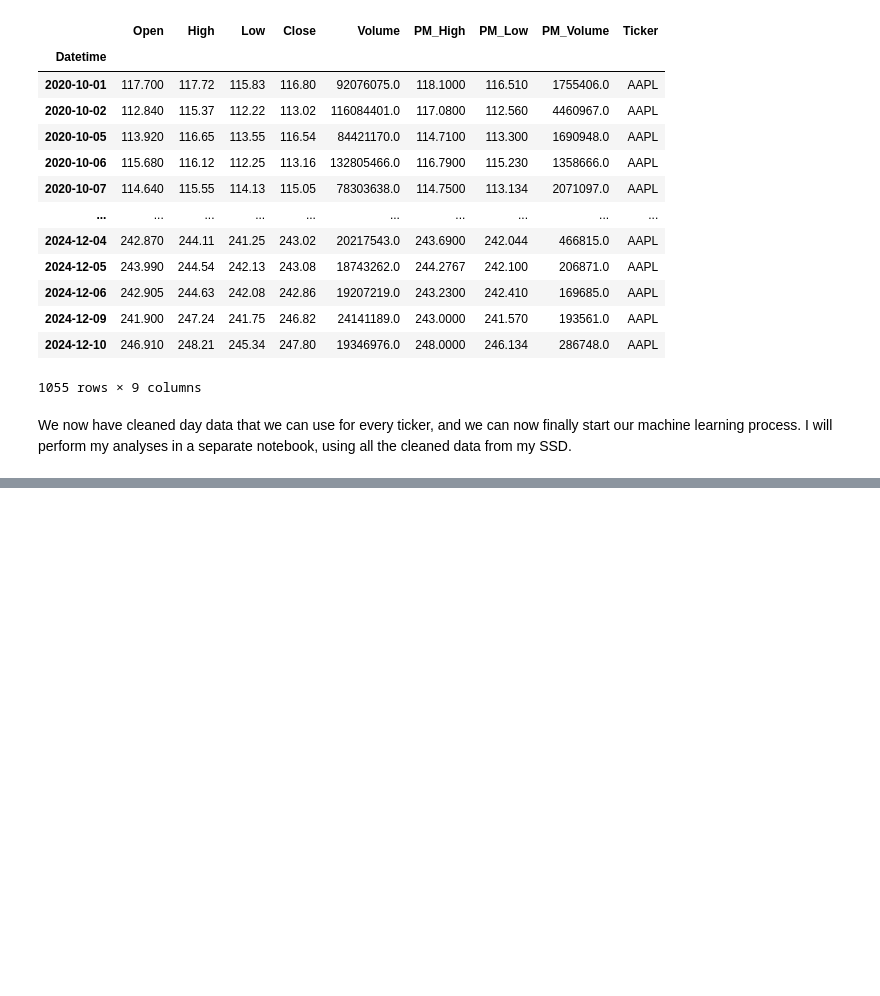
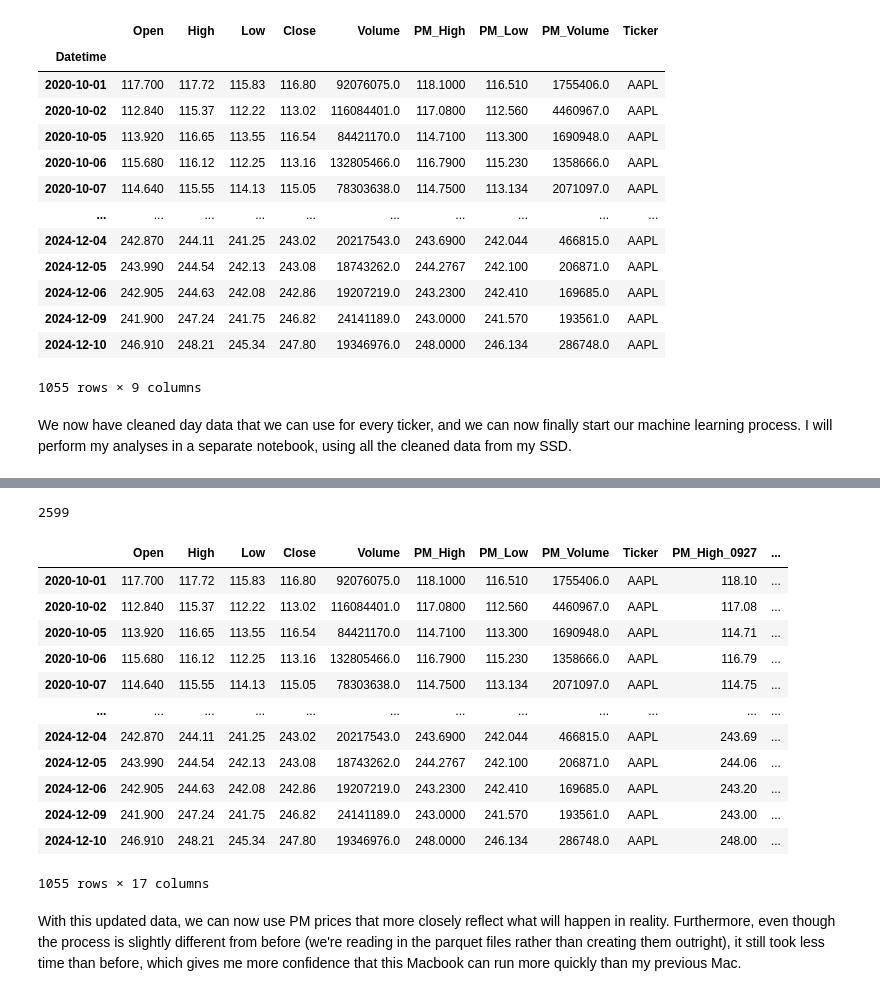
Before and after one commit to danielwang730/Trading-Strategies-With-ML, a Jupyter notebook: 01 Data Cleaning and Preparation/Data_Cleaning_FRD_Day_Files.ipynb, the cells around one changed output, grey strips where cells are left out. Saved outputs shown, nothing was run; the diff lists cells and outputs as text; code cells hidden in the pictures; blank space fills up the shorter version.

Commit message:
Got PM price and volume metrics up till 9:27am and 9:28am, switched gap and volume features to only use PM data up till 9:28am. 4/25/25 9:45pm

```diff
--- a/01 Data Cleaning and Preparation/Data_Cleaning_FRD_Day_Files.ipynb
+++ b/01 Data Cleaning and Preparation/Data_Cleaning_FRD_Day_Files.ipynb
@@ -302,0 +398,25 @@ We now have cleaned day data that we can use for every ticker, and we can now fi
+# %%
+# We can check to make sure that we still have the same number of files as before
+len(os.listdir("/Volumes/T7/Filtered-Cleaned-Parquet-1day"))
+# %% [output]
+2599
+# %%
+# We can also check to make sure the files look appropriate
+AAPL_1day_path = '/Volumes/T7/Filtered-Cleaned-Parquet-1day/AAPL_1day.parquet'
+pd.read_parquet(AAPL_1day_path)
+# %% [output]
+|  | Open | High | Low | Close | Volume | PM_High | PM_Low | PM_Volume | Ticker | PM_High_0927 | ... |
+| 2020-10-01 | 117.700 | 117.72 | 115.83 | 116.80 | 92076075.0 | 118.1000 | 116.510 | 1755406.0 | AAPL | 118.10 | ... |
+| 2020-10-02 | 112.840 | 115.37 | 112.22 | 113.02 | 116084401.0 | 117.0800 | 112.560 | 4460967.0 | AAPL | 117.08 | ... |
+| 2020-10-05 | 113.920 | 116.65 | 113.55 | 116.54 | 84421170.0 | 114.7100 | 113.300 | 1690948.0 | AAPL | 114.71 | ... |
+| 2020-10-06 | 115.680 | 116.12 | 112.25 | 113.16 | 132805466.0 | 116.7900 | 115.230 | 1358666.0 | AAPL | 116.79 | ... |
+| 2020-10-07 | 114.640 | 115.55 | 114.13 | 115.05 | 78303638.0 | 114.7500 | 113.134 | 2071097.0 | AAPL | 114.75 | ... |
+| ... | ... | ... | ... | ... | ... | ... | ... | ... | ... | ... | ... |
+| 2024-12-04 | 242.870 | 244.11 | 241.25 | 243.02 | 20217543.0 | 243.6900 | 242.044 | 466815.0 | AAPL | 243.69 | ... |
+| 2024-12-05 | 243.990 | 244.54 | 242.13 | 243.08 | 18743262.0 | 244.2767 | 242.100 | 206871.0 | AAPL | 244.06 | ... |
+| 2024-12-06 | 242.905 | 244.63 | 242.08 | 242.86 | 19207219.0 | 243.2300 | 242.410 | 169685.0 | AAPL | 243.20 | ... |
+| 2024-12-09 | 241.900 | 247.24 | 241.75 | 246.82 | 24141189.0 | 243.0000 | 241.570 | 193561.0 | AAPL | 243.00 | ... |
+| 2024-12-10 | 246.910 | 248.21 | 245.34 | 247.80 | 19346976.0 | 248.0000 | 246.134 | 286748.0 | AAPL | 248.00 | ... |
+1055 rows × 17 columns
+# %% [markdown]
+With this updated data, we can now use PM prices that more closely reflect what will happen in reality. Furthermore, even though the process is slightly different from before (we're reading in the parquet files rather than creating them outright), it still took less time than before, which gives me more confidence that this Macbook can run more quickly than my previous Mac.
```
Also changed, not shown: parts of 2 cells of this notebook, 1 other file.
